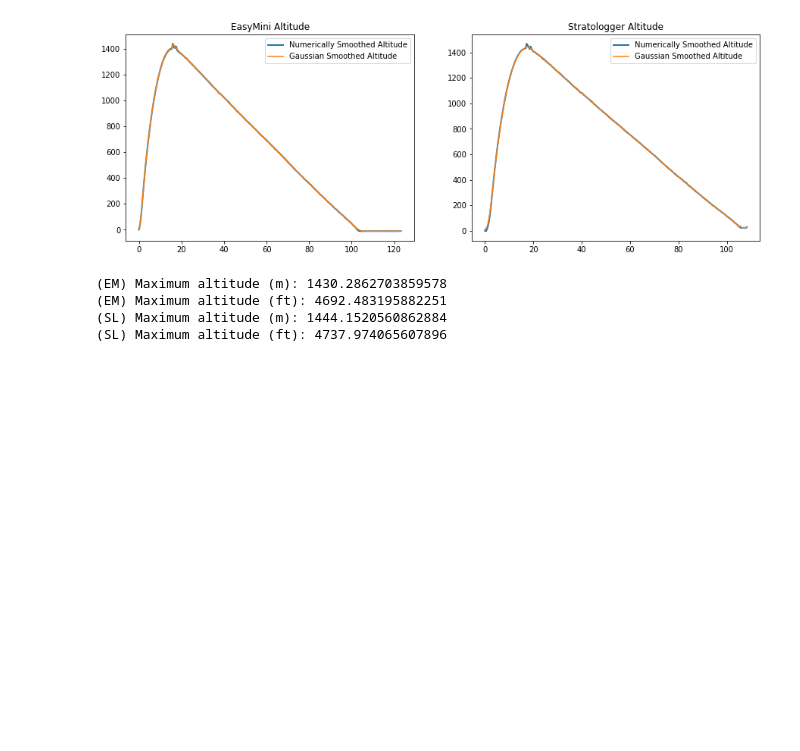
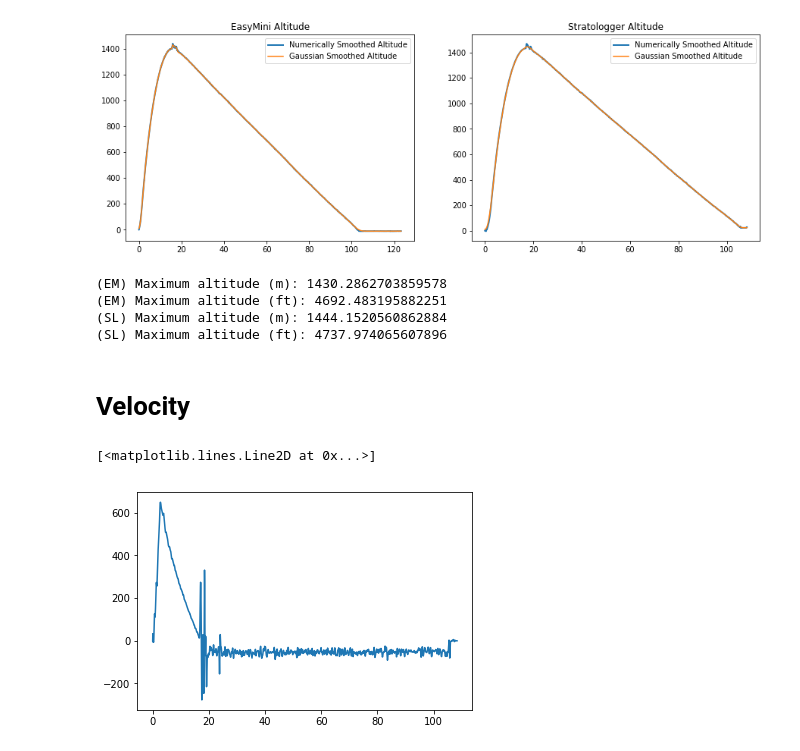
Before and after one commit to DuncanBark/Data_Analysis, a Jupyter notebook: OYAltimeters.ipynb, the cells around one changed output. Cells and saved outputs as stored; diff of their text form; code cells hidden in the pictures; blank space fills up the shorter version.

Commit message:
worked on velocity

```diff
--- a/OYAltimeters.ipynb
+++ b/OYAltimeters.ipynb
@@ -147,3 +149,14 @@ print "(SL) Maximum altitude (ft):", max(slAltSmooth)*3.2808
 (EM) Maximum altitude (ft): 4692.483195882251
 (SL) Maximum altitude (m): 1444.1520560862884
 (SL) Maximum altitude (ft): 4737.974065607896
+# %% [markdown]
+# Velocity
+# %%
+# base data plot
+
+plot(slTime, slVel)
+
+# no base valocity data from easymini, calculated in folowing cells
+# %% [output]
+[<matplotlib.lines.Line2D at 0x...>]
+[figure, added]
```
Also changed, not shown: parts of 8 cells of this notebook, 1 other file.
